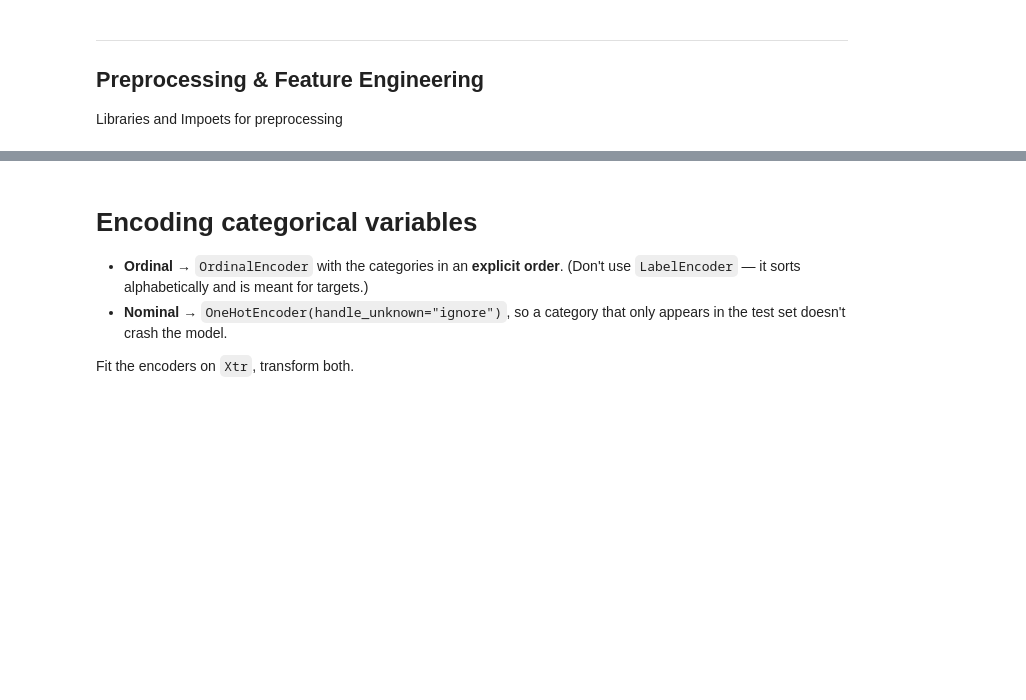
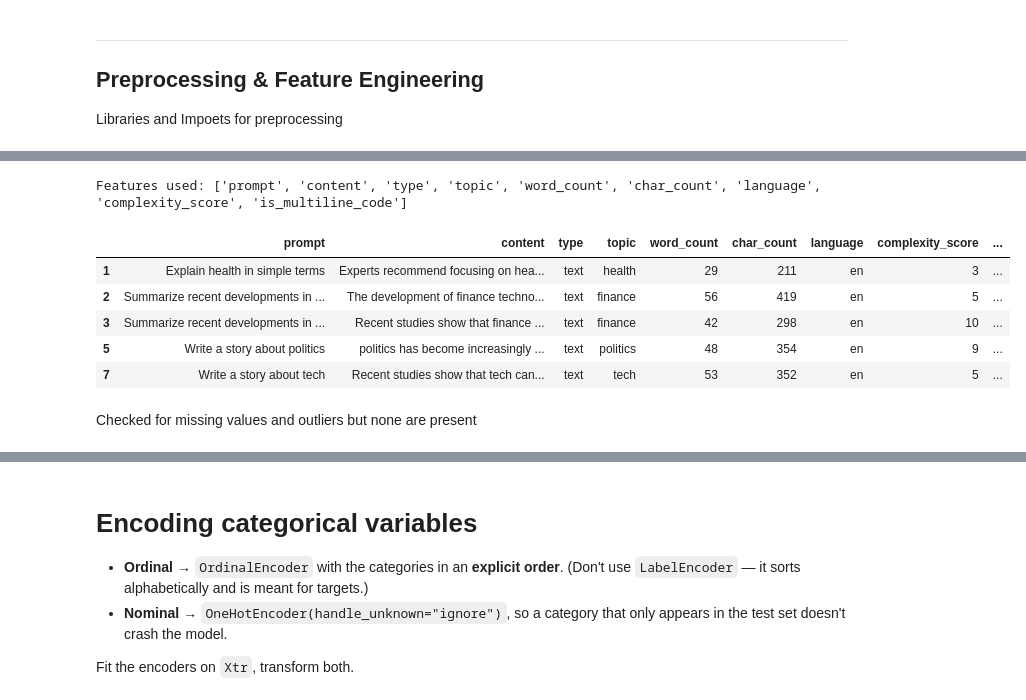
Before and after one commit to foranwe2/Group1Project, a Jupyter notebook: notebooks/Split_data.ipynb, the cells around one changed output, grey strips where cells are left out. Saved outputs shown, nothing was run; the diff lists cells and outputs as text; code cells hidden in the pictures; blank space fills up the shorter version.

```diff
--- a/notebooks/Split_data.ipynb
+++ b/notebooks/Split_data.ipynb
@@ -434,0 +472,24 @@ Need to create 1 more feature, that will help with predicting wether content is
+# %%
+target = "label"
+
+leaky_cols = ["source", "ai_model"]
+id_cols = ["id"]
+
+X = df_text.drop(columns=[target] + leaky_cols + id_cols)
+y = df_text[target]
+print("Features used:", X.columns.tolist())
+
+# X (leakagefree_data.csv) removes the 'label', 'source', 'ai_model', and 'id' columns.
+
+X.to_csv("../data/leakagefree_textonly.csv", index=False)
+X.head()
+# %% [output]
+Features used: ['prompt', 'content', 'type', 'topic', 'word_count', 'char_count', 'language', 'complexity_score', 'is_multiline_code']
+|  | prompt | content | type | topic | word_count | char_count | language | complexity_score | ... |
+| 1 | Explain health in simple terms | Experts recommend focusing on hea... | text | health | 29 | 211 | en | 3 | ... |
+| 2 | Summarize recent developments in ... | The development of finance techno... | text | finance | 56 | 419 | en | 5 | ... |
+| 3 | Summarize recent developments in ... | Recent studies show that finance ... | text | finance | 42 | 298 | en | 10 | ... |
+| 5 | Write a story about politics | politics has become increasingly ... | text | politics | 48 | 354 | en | 9 | ... |
+| 7 | Write a story about tech | Recent studies show that tech can... | text | tech | 53 | 352 | en | 5 | ... |
+# %% [markdown]
+Checked for missing values and outliers but none are present
```
Also changed, not shown: parts of 41 cells of this notebook, 7 other files.
